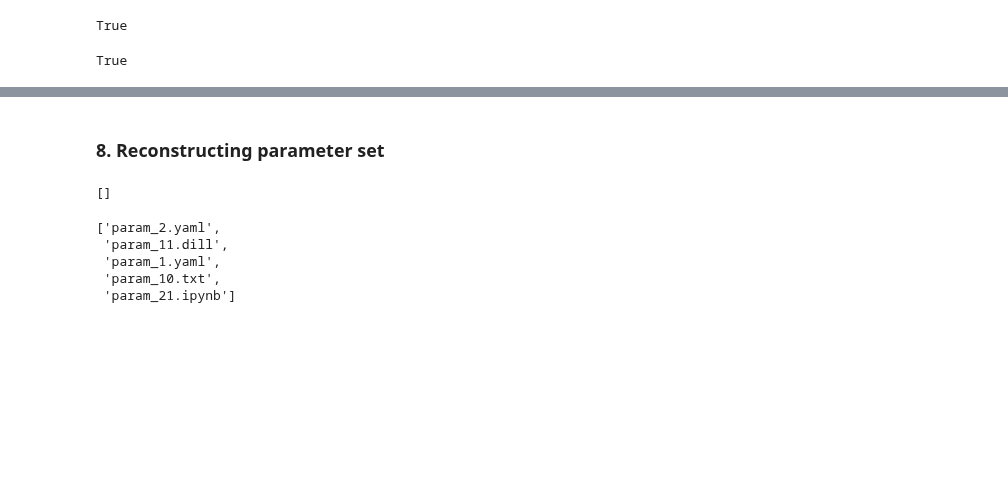
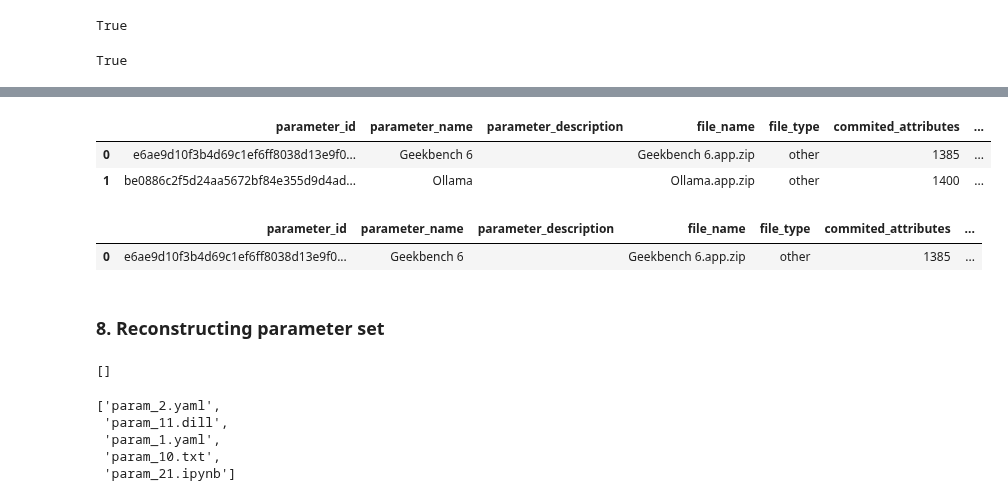
Before and after one commit to Kiril-Mordan/reusables, a Jupyter notebook: example_notebooks/parameterframe.ipynb, the cells around one changed output, grey strips where cells are left out. Saved outputs shown, nothing was run; the diff lists cells and outputs as text; code cells hidden in the pictures; blank space fills up the shorter version.

```diff
--- a/example_notebooks/parameterframe.ipynb
+++ b/example_notebooks/parameterframe.ipynb
@@ -331,3 +339,16 @@ pf2.show_parameters(solution_id='cec89c4cbb8c891d388407ea93d84a5cd4f996af6d5c1b0
+# %%
+pf2.show_parameters(solution_id='cec89c4cbb8c891d388407ea93d84a5cd4f996af6d5c1b0cc5fe1cb12101acf5',
+                    parameter_set_id='dddc057bc151de9f8fb8caa834c8e13b789cf68cb53299b4c65c23f1e1310acd')
+# %% [output]
+|  | parameter_id | parameter_name | parameter_description | file_name | file_type | commited_attributes | ... |
+| 0 | e6ae9d10f3b4d69c1ef6ff8038d13e9f0... | Geekbench 6 |  | Geekbench 6.app.zip | other | 1385 | ... |
+| 1 | be0886c2f5d24aa5672bf84e355d9d4ad... | Ollama |  | Ollama.app.zip | other | 1400 | ... |
+# %%
+pf2.show_parameters(solution_id='cec89c4cbb8c891d388407ea93d84a5cd4f996af6d5c1b0cc5fe1cb12101acf5',
+                    parameter_set_id='82b8c5340454adf83667e59092fedbee28213475fd58ab6b3d95b4fc60f4d45f')
+# %% [output]
+|  | parameter_id | parameter_name | parameter_description | file_name | file_type | commited_attributes | ... |
+| 0 | e6ae9d10f3b4d69c1ef6ff8038d13e9f0... | Geekbench 6 |  | Geekbench 6.app.zip | other | 1385 | ... |
 # %% [markdown]
 ### 8. Reconstructing parameter set
 # %%
```
Also changed, not shown: parts of 9 cells of this notebook, 1 other file.
